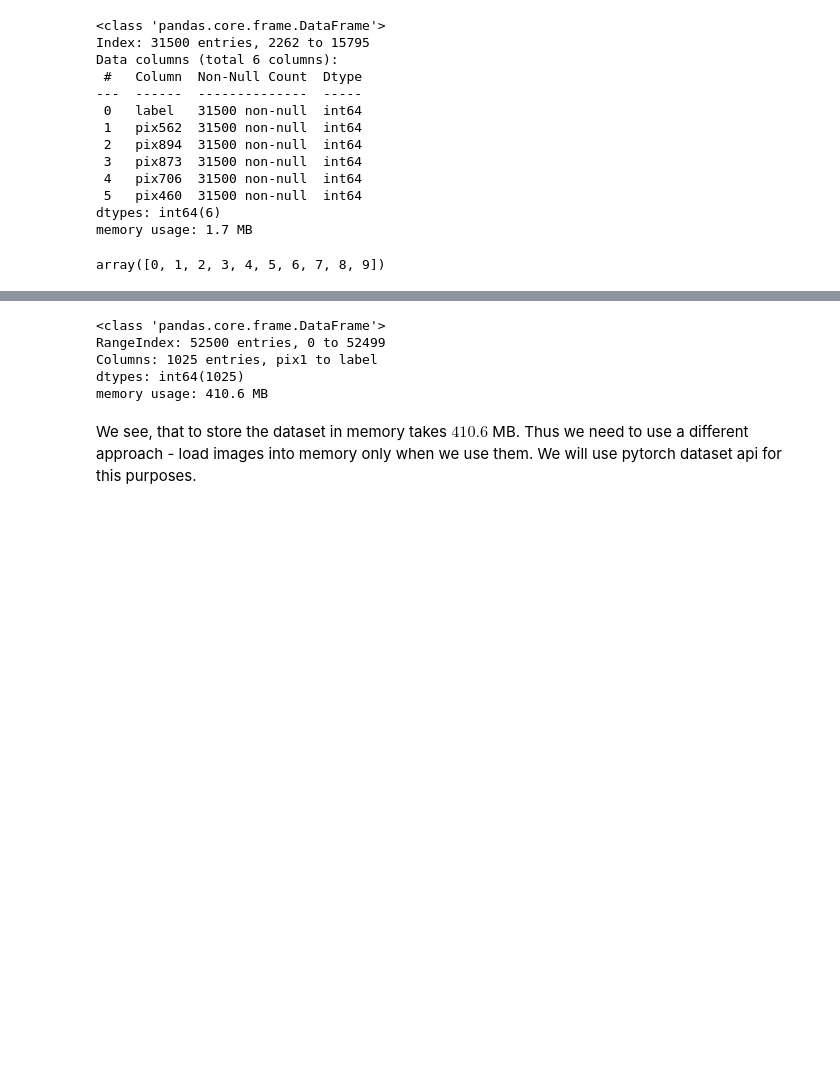
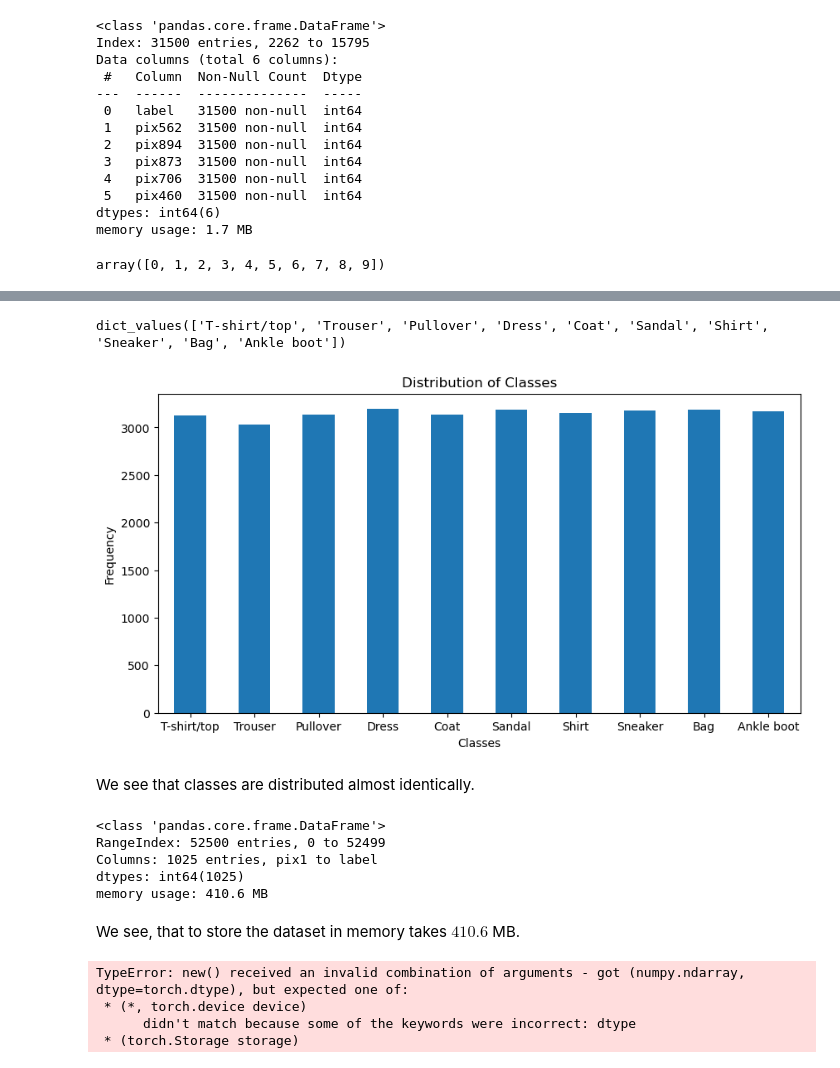
Before and after one commit to nickobard/Machine-Learning-II, a Jupyter notebook: 02/homework_02_B232.ipynb, the cells around one changed output, grey strips where cells are left out. Cells and saved outputs as stored; diff of their text form; code cells hidden in the pictures; blank space fills up the shorter version.

```diff
--- a/02/homework_02_B232.ipynb
+++ b/02/homework_02_B232.ipynb
@@ -104,3 +117,6 @@ We will explore our data. We know that we have images in shades of grey (meaning
+# %%
+labels_dict = {0: "T-shirt/top", 1: "Trouser", 2: "Pullover", 3: "Dress", 4: "Coat", 5: "Sandal", 6: "Shirt",
+               7: "Sneaker", 8: "Bag", 9: "Ankle boot"}
 # %%
 df_data = pd.read_csv('train.csv')
 # %%
@@ -178,3 +223,17 @@ From dataset analysis we see, that we have 10 labels.
+# %%
+fig, ax = plt.subplots(figsize=(10, 5))
+class_counts = y_train.value_counts().sort_index()
+class_counts.plot(ax=ax, kind='bar')
+ax.set_title("Distribution of Classes")
+ax.set_xlabel("Classes")
+ax.set_ylabel("Frequency")
+ax.set_xticks(class_counts.index, labels=labels_dict.values(), rotation=0)
+plt.show()
+# %% [output]
+dict_values(['T-shirt/top', 'Trouser', 'Pullover', 'Dress', 'Coat', 'Sandal', 'Shirt', 'Sneaker', 'Bag', 'Ankle boot'])
+[figure, added]
+# %% [markdown]
+We see that classes are distributed almost identically.
 # %%
 df_data.info()
 # %% [output]
@@ -184,7 +243,22 @@ Columns: 1025 entries, pix1 to label
 dtypes: int64(1025)
 memory usage: 410.6 MB
 # %% [markdown]
-We see, that to store the dataset in memory takes $410.6$ MB. Thus we need to use a different approach - load images into memory only when we use them. We will use pytorch dataset api for this purposes.
+We see, that to store the dataset in memory takes $410.6$ MB.
 # %%
 # release memory
 del df_data, X_train, X_val, y_train, y_val
+# %%
+def get_torch_dataset():
+    df_images = df_data.drop('label', axis=1).to_numpy()
+    df_labels = df_data['label'].to_numpy()
+    dataset = torch.utils.data.TensorDataset(torch.Tensor(df_images, dtype=torch.float),
+                                             torch.tensor(df_labels, dtype=torch.int))
+    return dataset
+
+
+df_data = get_torch_dataset()
+# %% [output]
+TypeError: new() received an invalid combination of arguments - got (numpy.ndarray, dtype=torch.dtype), but expected one of:
+ * (*, torch.device device)
+      didn't match because some of the keywords were incorrect: dtype
+ * (torch.Storage storage)
```
Also changed, not shown: parts of 5 cells of this notebook.
